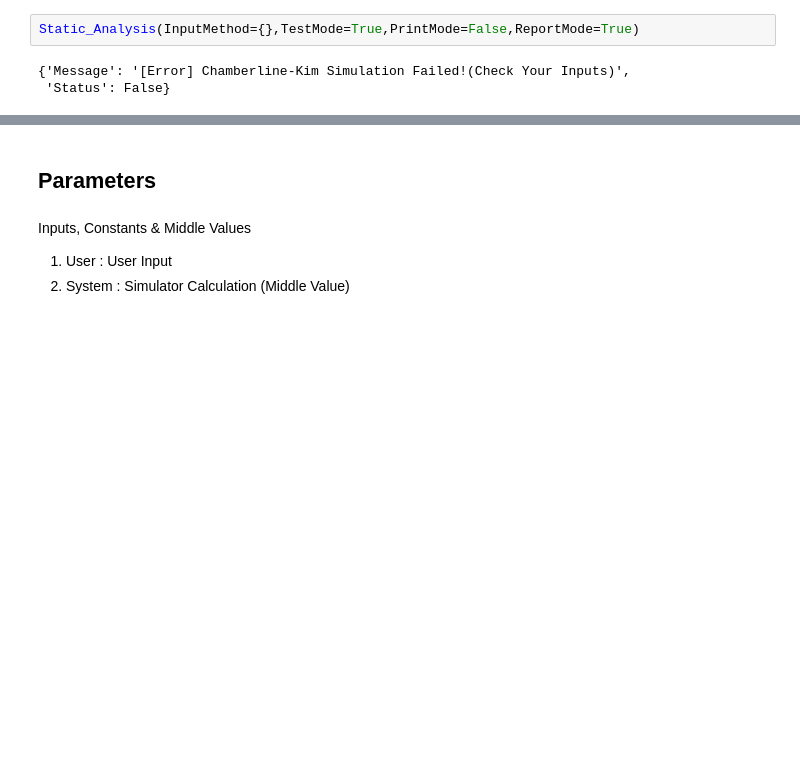
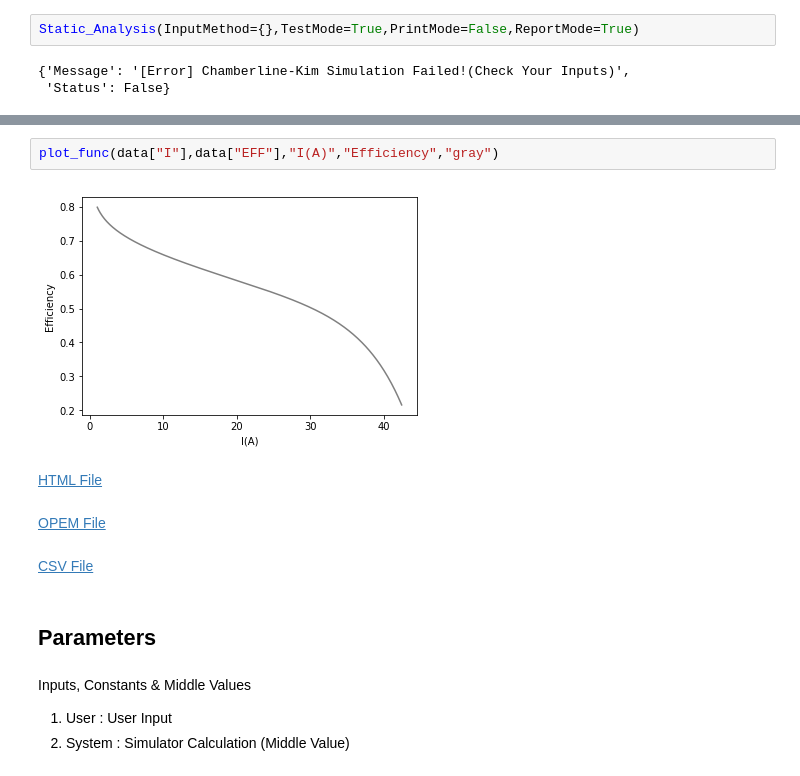
Before and after one commit to ECSIM/opem, a Jupyter notebook: Documents/Chamberline_Kim.ipynb, the cells around one changed output, grey strips where cells are left out. Saved outputs shown, nothing was run; the diff lists cells and outputs as text; blank space fills up the shorter version.

```diff
--- a/Documents/Chamberline_Kim.ipynb
+++ b/Documents/Chamberline_Kim.ipynb
@@ -217,3 +254,13 @@ Static_Analysis(InputMethod={},TestMode=True,PrintMode=False,ReportMode=True)
+# %%
+plot_func(data["I"],data["EFF"],"I(A)","Efficiency","gray")
+# %% [output]
+[figure, added]
+# %% [markdown]
+<a href="Chamberline-Kim/Chamberline_Test.html">HTML File</a>
+# %% [markdown]
+<a href="Chamberline-Kim/Chamberline_Test.opem">OPEM File</a>
+# %% [markdown]
+<a href="Chamberline-Kim/Chamberline_Test.opem">CSV File</a>
 # %% [markdown]
 ## Parameters
 # %% [markdown]
```
Also changed, not shown: parts of 9 cells of this notebook, 5 other files.
